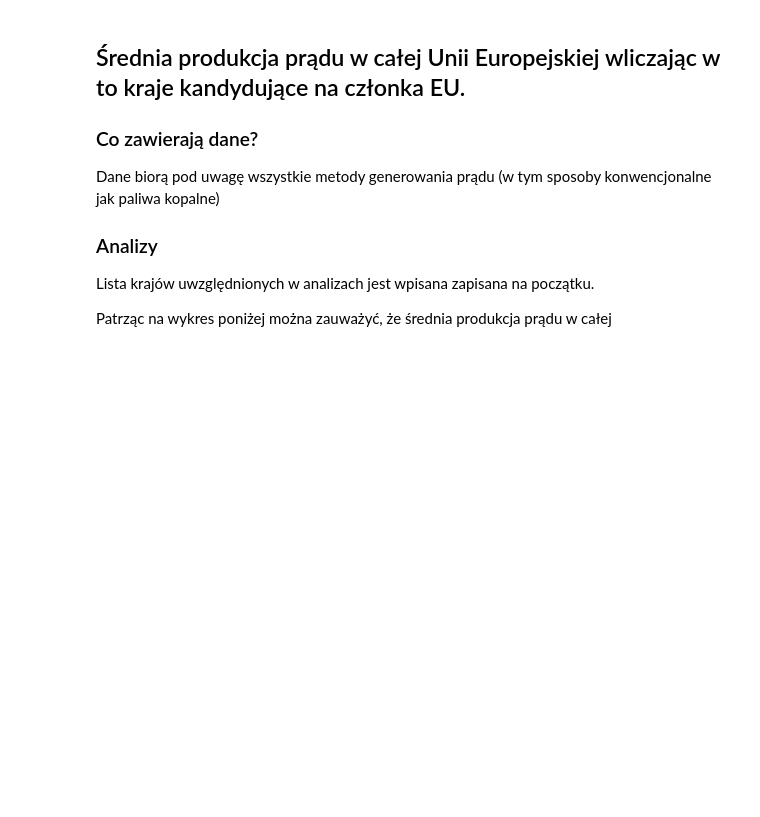
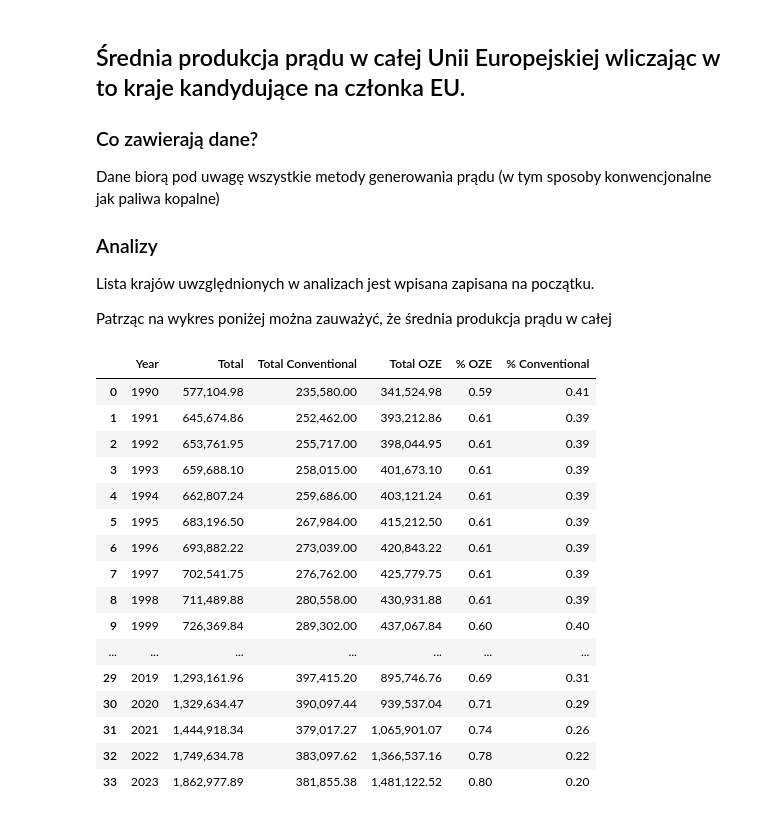
Before and after one commit to tismiracle/Share-of-energy-from-renewable-sources--nrg_ind_share-, a Jupyter notebook: notebook.ipynb, the cells around one changed output. Drawn from its saved outputs; the diff is of its cells as text; code cells hidden in the pictures; blank space fills up the shorter version.

Commit message:
average oze and conventional table

```diff
--- a/notebook.ipynb
+++ b/notebook.ipynb
@@ -340,7 +338,8 @@ df_sorted = df.sort_values(by="Country")
 
 df_sorted
 
-
+df_sorted_filtered_useful = df_sorted[(df_sorted["Type of measure"] == "CAP_NET_ELC") & (df_sorted["Operator"] == "PRR_MAIN") & (df_sorted["Type of fuel"] != "TOTAL") & (df_sorted["Country"] != "EA20") & (df_sorted["Country"] != "EU27_2020")]
+df_sorted_filtered_useful = convert_to_numeric_and_fillna(df_sorted_filtered_useful, 0, 6, 0)
 
 #CEL: WYSWIETL I WYMIEN KRAJE I JAKICH ELEKTROWNI UZYWAJA
 #POMYSŁ NA PCA: Porównać czy wzrost udziału OZE równa się wzrostowi wydajności energetycznej. Jeśli się równa to w głownej mierze pewnie chodzi o to, ze są przebudowy sieci energetycznych co
@@ -575,2 +552,45 @@ oze_chart = create_plot(oze_means_df["Years"].values, oze_means_df["Means"].valu
 # %%
 # COMBINE WSZYSTKIE SREDNIE I ZROB TAK BY SPRAWDZIC ILE TO JEST PROCENTOWO
+df_sorted_filtered_useful
+
+conventional = df_sorted_filtered_useful[(df_sorted["Type of fuel"] == "CF") | (df_sorted["Type of fuel"] == "X9900")]
+conventional = conventional.sum().to_frame().reset_index()
+conventional.columns = ["Year Conventional", "Total Conventional"]
+
+oze = df_sorted_filtered_useful[(df_sorted["Type of fuel"] != "CF") & (df_sorted["Type of fuel"] != "X9900")]
+oze = oze.sum().to_frame().reset_index()
+oze.columns = ["Year OZE", "Total OZE"]
+
+
+total = df_sorted_filtered_useful.sum().to_frame().reset_index()
+total.columns = ["Year", "Total"]
+total
+
+table_full = pandas.concat([total, conventional, oze], axis=1)
+table_full = table_full.drop(columns=["Year Conventional", "Year OZE"])
+table_full["% OZE"] = table_full["Total OZE"] / table_full["Total"]
+table_full["% Conventional"] = table_full["Total Conventional"] / table_full["Total"]
+table_full
+
+table_full.style.format(precision=2, thousands=",")
+
+
+# oze
+# %% [output]
+|  | Year | Total | Total Conventional | Total OZE | % OZE | % Conventional |
+| 0 | 1990 | 577,104.98 | 235,580.00 | 341,524.98 | 0.59 | 0.41 |
+| 1 | 1991 | 645,674.86 | 252,462.00 | 393,212.86 | 0.61 | 0.39 |
+| 2 | 1992 | 653,761.95 | 255,717.00 | 398,044.95 | 0.61 | 0.39 |
+| 3 | 1993 | 659,688.10 | 258,015.00 | 401,673.10 | 0.61 | 0.39 |
+| 4 | 1994 | 662,807.24 | 259,686.00 | 403,121.24 | 0.61 | 0.39 |
+| 5 | 1995 | 683,196.50 | 267,984.00 | 415,212.50 | 0.61 | 0.39 |
+| 6 | 1996 | 693,882.22 | 273,039.00 | 420,843.22 | 0.61 | 0.39 |
+| 7 | 1997 | 702,541.75 | 276,762.00 | 425,779.75 | 0.61 | 0.39 |
+| 8 | 1998 | 711,489.88 | 280,558.00 | 430,931.88 | 0.61 | 0.39 |
+| 9 | 1999 | 726,369.84 | 289,302.00 | 437,067.84 | 0.60 | 0.40 |
+| ... | ... | ... | ... | ... | ... | ... |
+| 29 | 2019 | 1,293,161.96 | 397,415.20 | 895,746.76 | 0.69 | 0.31 |
+| 30 | 2020 | 1,329,634.47 | 390,097.44 | 939,537.04 | 0.71 | 0.29 |
+| 31 | 2021 | 1,444,918.34 | 379,017.27 | 1,065,901.07 | 0.74 | 0.26 |
+| 32 | 2022 | 1,749,634.78 | 383,097.62 | 1,366,537.16 | 0.78 | 0.22 |
+| 33 | 2023 | 1,862,977.89 | 381,855.38 | 1,481,122.52 | 0.80 | 0.20 |
```
Also changed, not shown: parts of 5 cells of this notebook.
